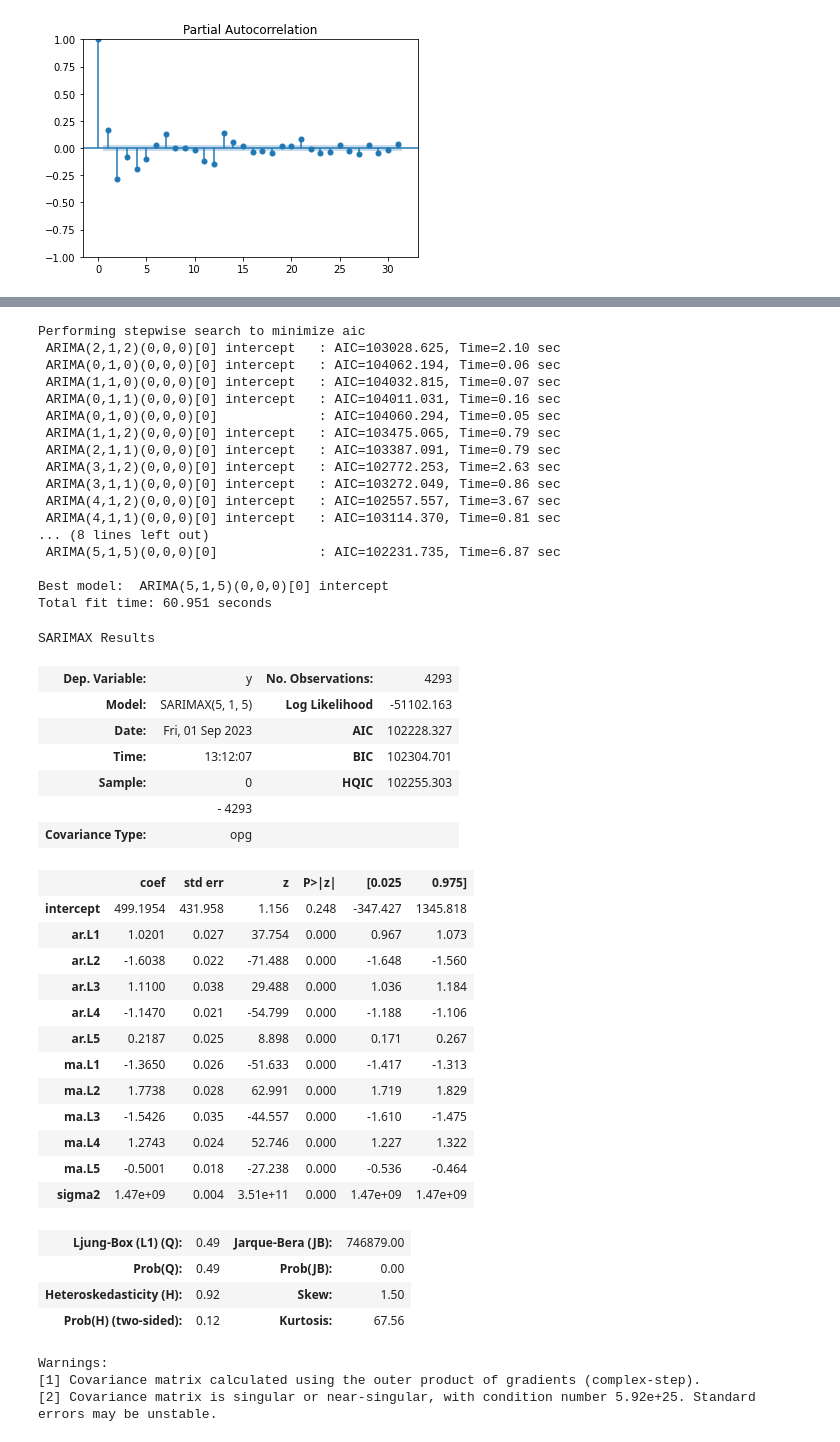
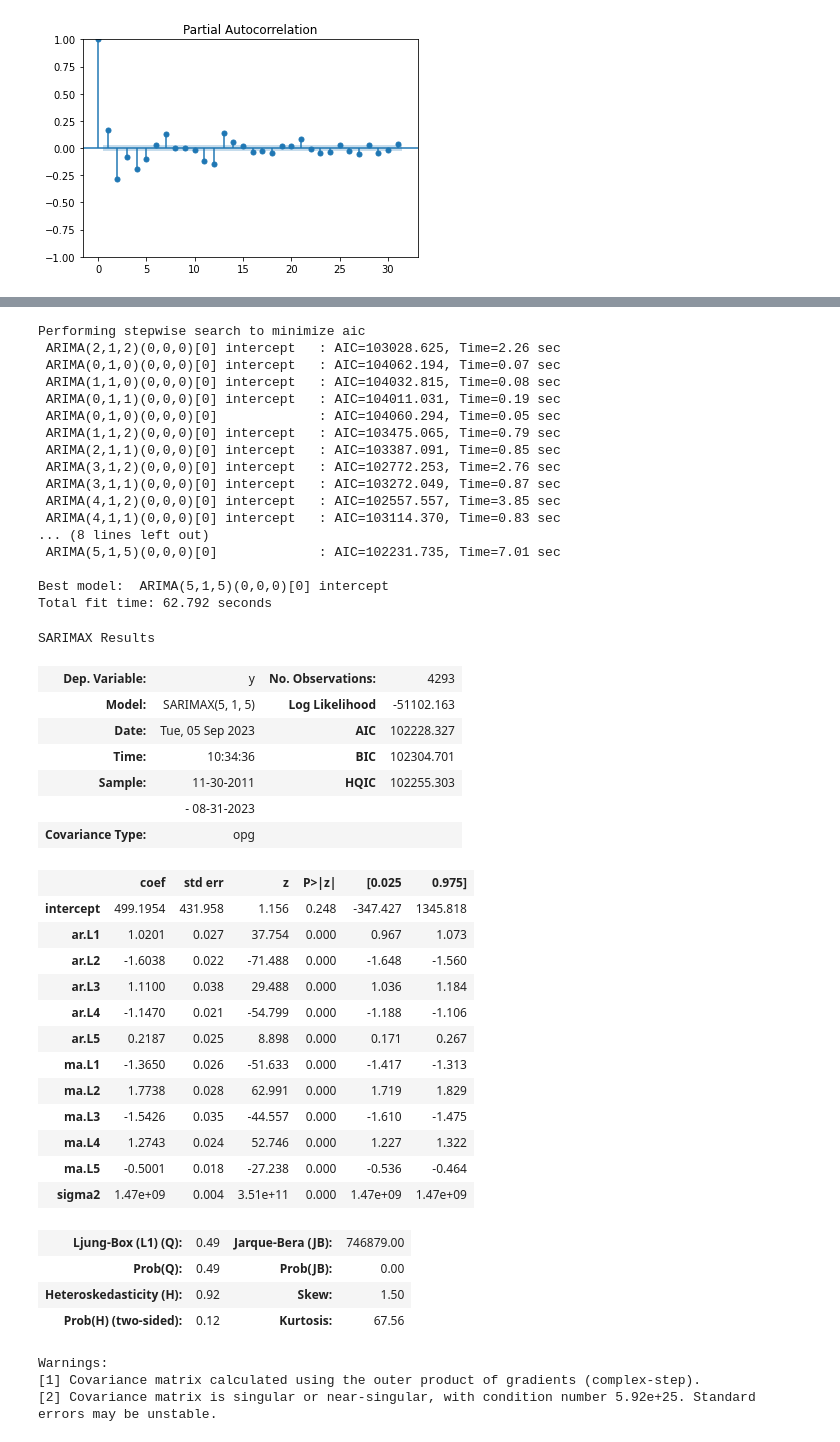
Before and after one commit to darrenxx3/csgo-countplayer, a Jupyter notebook: code.ipynb, the cells around one changed output, grey strips where cells are left out. Saved outputs shown, nothing was run; the diff lists cells and outputs as text; code cells hidden in the pictures.

Commit message:
add ARIMA model

```diff
--- a/code.ipynb
+++ b/code.ipynb
@@ -60,4 +60,4 @@ df.shape
 # %% [output]
 (4293, 2)
 # %%
-df['DateTime'] = pd.to_datetime(df['DateTime'])
+# df['DateTime'] = pd.to_datetime(df['DateTime'])
@@ -66,2 +64,2 @@ KeyError: 'DateTime'
 # %%
-df['DateTime'] = df['DateTime'].dt.date
+# df['DateTime'] = df['DateTime'].dt.date
@@ -293,31 +327,31 @@ ValueError: This function does not handle missing values
 # %%
-check_arima = auto_arima(stationary_data_mean['Players'], trace=True, suppress_warnings=True)
+check_arima = auto_arima(csdf['Players'], trace=True, suppress_warnings=True)
 check_arima.summary()
 # %% [output]
 Performing stepwise search to minimize aic
- ARIMA(2,1,2)(0,0,0)[0] intercept   : AIC=103028.625, Time=2.10 sec
- ARIMA(0,1,0)(0,0,0)[0] intercept   : AIC=104062.194, Time=0.06 sec
- ARIMA(1,1,0)(0,0,0)[0] intercept   : AIC=104032.815, Time=0.07 sec
- ARIMA(0,1,1)(0,0,0)[0] intercept   : AIC=104011.031, Time=0.16 sec
+ ARIMA(2,1,2)(0,0,0)[0] intercept   : AIC=103028.625, Time=2.26 sec
+ ARIMA(0,1,0)(0,0,0)[0] intercept   : AIC=104062.194, Time=0.07 sec
+ ARIMA(1,1,0)(0,0,0)[0] intercept   : AIC=104032.815, Time=0.08 sec
+ ARIMA(0,1,1)(0,0,0)[0] intercept   : AIC=104011.031, Time=0.19 sec
  ARIMA(0,1,0)(0,0,0)[0]             : AIC=104060.294, Time=0.05 sec
  ARIMA(1,1,2)(0,0,0)[0] intercept   : AIC=103475.065, Time=0.79 sec
- ARIMA(2,1,1)(0,0,0)[0] intercept   : AIC=103387.091, Time=0.79 sec
- ARIMA(3,1,2)(0,0,0)[0] intercept   : AIC=102772.253, Time=2.63 sec
- ARIMA(3,1,1)(0,0,0)[0] intercept   : AIC=103272.049, Time=0.86 sec
- ARIMA(4,1,2)(0,0,0)[0] intercept   : AIC=102557.557, Time=3.67 sec
- ARIMA(4,1,1)(0,0,0)[0] intercept   : AIC=103114.370, Time=0.81 sec
+ ARIMA(2,1,1)(0,0,0)[0] intercept   : AIC=103387.091, Time=0.85 sec
+ ARIMA(3,1,2)(0,0,0)[0] intercept   : AIC=102772.253, Time=2.76 sec
+ ARIMA(3,1,1)(0,0,0)[0] intercept   : AIC=103272.049, Time=0.87 sec
+ ARIMA(4,1,2)(0,0,0)[0] intercept   : AIC=102557.557, Time=3.85 sec
+ ARIMA(4,1,1)(0,0,0)[0] intercept   : AIC=103114.370, Time=0.83 sec
 ... (8 lines left out)
- ARIMA(5,1,5)(0,0,0)[0]             : AIC=102231.735, Time=6.87 sec
+ ARIMA(5,1,5)(0,0,0)[0]             : AIC=102231.735, Time=7.01 sec
 
 Best model:  ARIMA(5,1,5)(0,0,0)[0] intercept
-Total fit time: 60.951 seconds
+Total fit time: 62.792 seconds
 SARIMAX Results
 | Dep. Variable: | y | No. Observations: | 4293 |
 | Model: | SARIMAX(5, 1, 5) | Log Likelihood | -51102.163 |
-| Date: | Fri, 01 Sep 2023 | AIC | 102228.327 |
-| Time: | 13:12:07 | BIC | 102304.701 |
-| Sample: | 0 | HQIC | 102255.303 |
-|  | - 4293 |  |  |
+| Date: | Tue, 05 Sep 2023 | AIC | 102228.327 |
+| Time: | 10:34:36 | BIC | 102304.701 |
+| Sample: | 11-30-2011 | HQIC | 102255.303 |
+|  | - 08-31-2023 |  |  |
 | Covariance Type: | opg |  |  |
 |  | coef | std err | z | P>|z| | [0.025 | 0.975] |
 | intercept | 499.1954 | 431.958 | 1.156 | 0.248 | -347.427 | 1345.818 |
```
Also changed, not shown: parts of 16 cells of this notebook.
